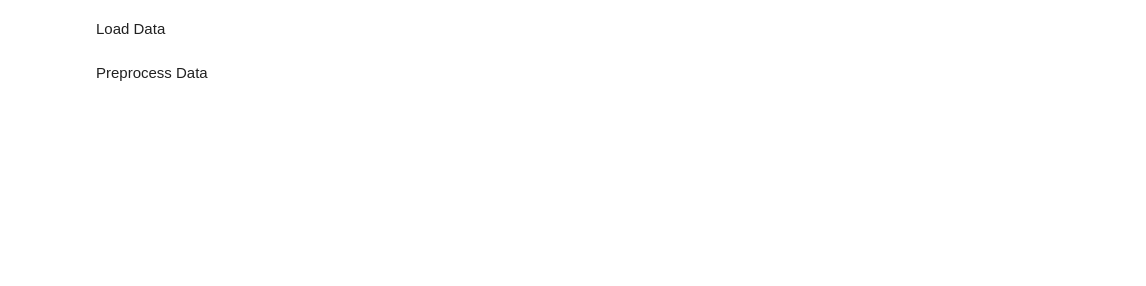
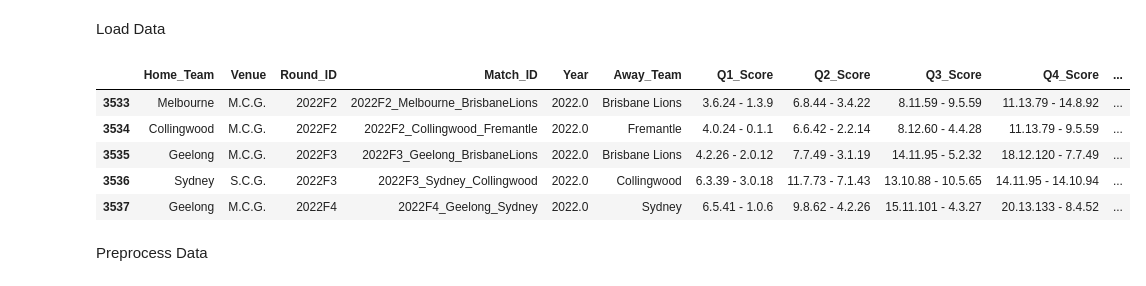
Before and after one commit to ciaran-grant/afl-total-points-model, a Jupyter notebook: notebooks/model_building.ipynb, the cells around one changed output. Saved outputs shown, nothing was run; the diff lists cells and outputs as text; code cells hidden in the pictures; blank space fills up the shorter version.

```diff
--- a/notebooks/model_building.ipynb
+++ b/notebooks/model_building.ipynb
@@ -34,5 +49,14 @@ response = "Total_Game_Score"
 # %%
 X_train, y_train = training_data.drop(columns = [response]), training_data[response]
 X_test, y_test = test_data.drop(columns = [response]), test_data[response]
+# %%
+test_data.tail()
+# %% [output]
+|  | Home_Team | Venue | Round_ID | Match_ID | Year | Away_Team | Q1_Score | Q2_Score | Q3_Score | Q4_Score | ... |
+| 3533 | Melbourne | M.C.G. | 2022F2 | 2022F2_Melbourne_BrisbaneLions | 2022.0 | Brisbane Lions | 3.6.24 - 1.3.9 | 6.8.44 - 3.4.22 | 8.11.59 - 9.5.59 | 11.13.79 - 14.8.92 | ... |
+| 3534 | Collingwood | M.C.G. | 2022F2 | 2022F2_Collingwood_Fremantle | 2022.0 | Fremantle | 4.0.24 - 0.1.1 | 6.6.42 - 2.2.14 | 8.12.60 - 4.4.28 | 11.13.79 - 9.5.59 | ... |
+| 3535 | Geelong | M.C.G. | 2022F3 | 2022F3_Geelong_BrisbaneLions | 2022.0 | Brisbane Lions | 4.2.26 - 2.0.12 | 7.7.49 - 3.1.19 | 14.11.95 - 5.2.32 | 18.12.120 - 7.7.49 | ... |
+| 3536 | Sydney | S.C.G. | 2022F3 | 2022F3_Sydney_Collingwood | 2022.0 | Collingwood | 6.3.39 - 3.0.18 | 11.7.73 - 7.1.43 | 13.10.88 - 10.5.65 | 14.11.95 - 14.10.94 | ... |
+| 3537 | Geelong | M.C.G. | 2022F4 | 2022F4_Geelong_Sydney | 2022.0 | Sydney | 6.5.41 - 1.0.6 | 9.8.62 - 4.2.26 | 15.11.101 - 4.3.27 | 20.13.133 - 8.4.52 | ... |
 # %% [markdown]
 Preprocess Data
```
Also changed, not shown: parts of 26 cells of this notebook, 3 other files.
